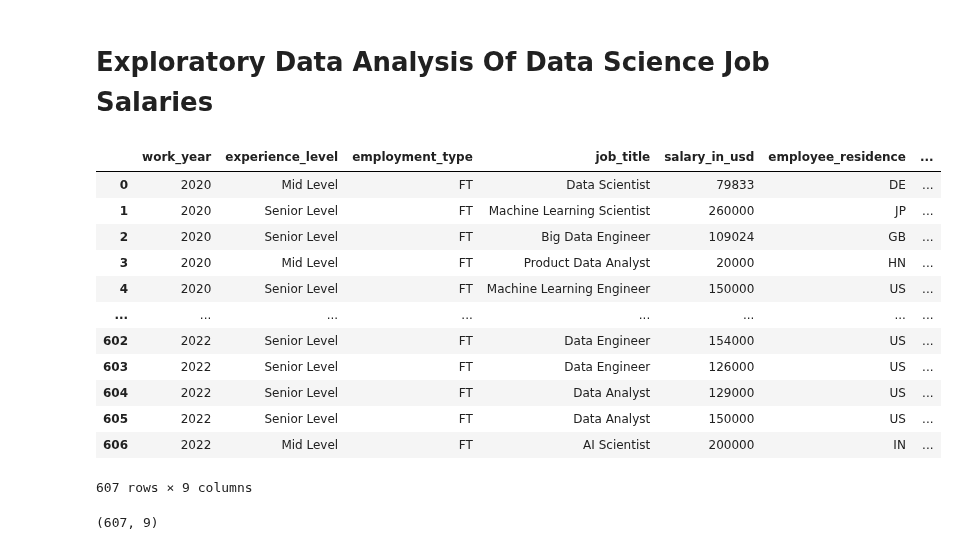
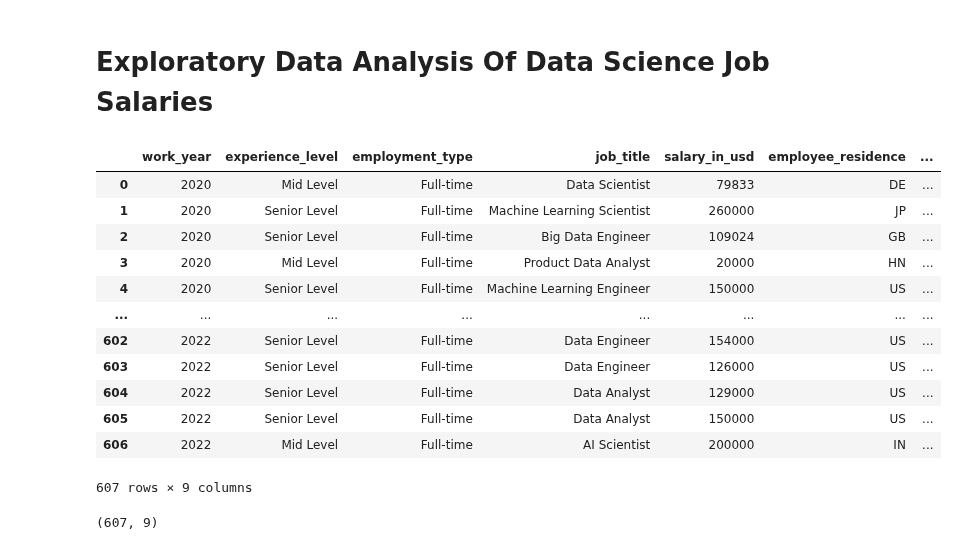
Before and after one commit to manuelinfosec/eda-analysis-of-data-science-job-salaries, a Jupyter notebook: main.ipynb, the cells around one changed output. Cells and saved outputs as stored; diff of their text form; code cells hidden in the pictures.

```diff
--- a/main.ipynb
+++ b/main.ipynb
@@ -18,33 +18,50 @@ import seaborn as sns
 # %%
 data = pd.read_csv("datasets/ds_salaries.csv")
 
 # drop redundant columns
 data = data.drop(["Unnamed: 0", "salary", "salary_currency"], axis=1)
 
 for i, xp in enumerate(data['experience_level']):
     if data['experience_level'][i] == 'EN':
         data['experience_level'][i] = 'Entry Level'
     elif data['experience_level'][i] == 'MI':
         data['experience_level'][i] = 'Mid Level'
     elif data['experience_level'][i] == 'SE':
         data['experience_level'][i] = 'Senior Level'
     else:
         data['experience_level'][i] = 'Executive Level'
 
+for i, emp in enumerate(data['employment_type']):
+    if data['employment_type'][i] == "CT":
+        data['employment_type'][i] = "Contract"
+    elif data['employment_type'][i] == "FT":
+        data['employment_type'][i] = "Full-time"
+    elif data['employment_type'][i] == "FL":
+        data['employment_type'][i] = "Freelance"
+    else:
+        data['employment_type'][i] = "Part-time"
+
+for i, size in enumerate(data['company_size']):
+    if data['company_size'][i] == "L":
+        data['company_size'][i] = "Large"
+    elif data['company_size'][i] == "M":
+        data['company_size'][i] = "Medium"
+    else:
+        data['company_size'][i] = "Small"
 data
 # %% [output]
 |  | work_year | experience_level | employment_type | job_title | salary_in_usd | employee_residence | ... |
-| 0 | 2020 | Mid Level | FT | Data Scientist | 79833 | DE | ... |
-| 1 | 2020 | Senior Level | FT | Machine Learning Scientist | 260000 | JP | ... |
-| 2 | 2020 | Senior Level | FT | Big Data Engineer | 109024 | GB | ... |
-| 3 | 2020 | Mid Level | FT | Product Data Analyst | 20000 | HN | ... |
-| 4 | 2020 | Senior Level | FT | Machine Learning Engineer | 150000 | US | ... |
+| 0 | 2020 | Mid Level | Full-time | Data Scientist | 79833 | DE | ... |
+| 1 | 2020 | Senior Level | Full-time | Machine Learning Scientist | 260000 | JP | ... |
+| 2 | 2020 | Senior Level | Full-time | Big Data Engineer | 109024 | GB | ... |
+| 3 | 2020 | Mid Level | Full-time | Product Data Analyst | 20000 | HN | ... |
+| 4 | 2020 | Senior Level | Full-time | Machine Learning Engineer | 150000 | US | ... |
 | ... | ... | ... | ... | ... | ... | ... | ... |
-| 602 | 2022 | Senior Level | FT | Data Engineer | 154000 | US | ... |
-| 603 | 2022 | Senior Level | FT | Data Engineer | 126000 | US | ... |
-| 604 | 2022 | Senior Level | FT | Data Analyst | 129000 | US | ... |
-| 605 | 2022 | Senior Level | FT | Data Analyst | 150000 | US | ... |
-| 606 | 2022 | Mid Level | FT | AI Scientist | 200000 | IN | ... |
+| 602 | 2022 | Senior Level | Full-time | Data Engineer | 154000 | US | ... |
+| 603 | 2022 | Senior Level | Full-time | Data Engineer | 126000 | US | ... |
+| 604 | 2022 | Senior Level | Full-time | Data Analyst | 129000 | US | ... |
+| 605 | 2022 | Senior Level | Full-time | Data Analyst | 150000 | US | ... |
+| 606 | 2022 | Mid Level | Full-time | AI Scientist | 200000 | IN | ... |
 607 rows × 9 columns
 # %%
 data.shape
```
Also changed, not shown: parts of 17 cells of this notebook.
